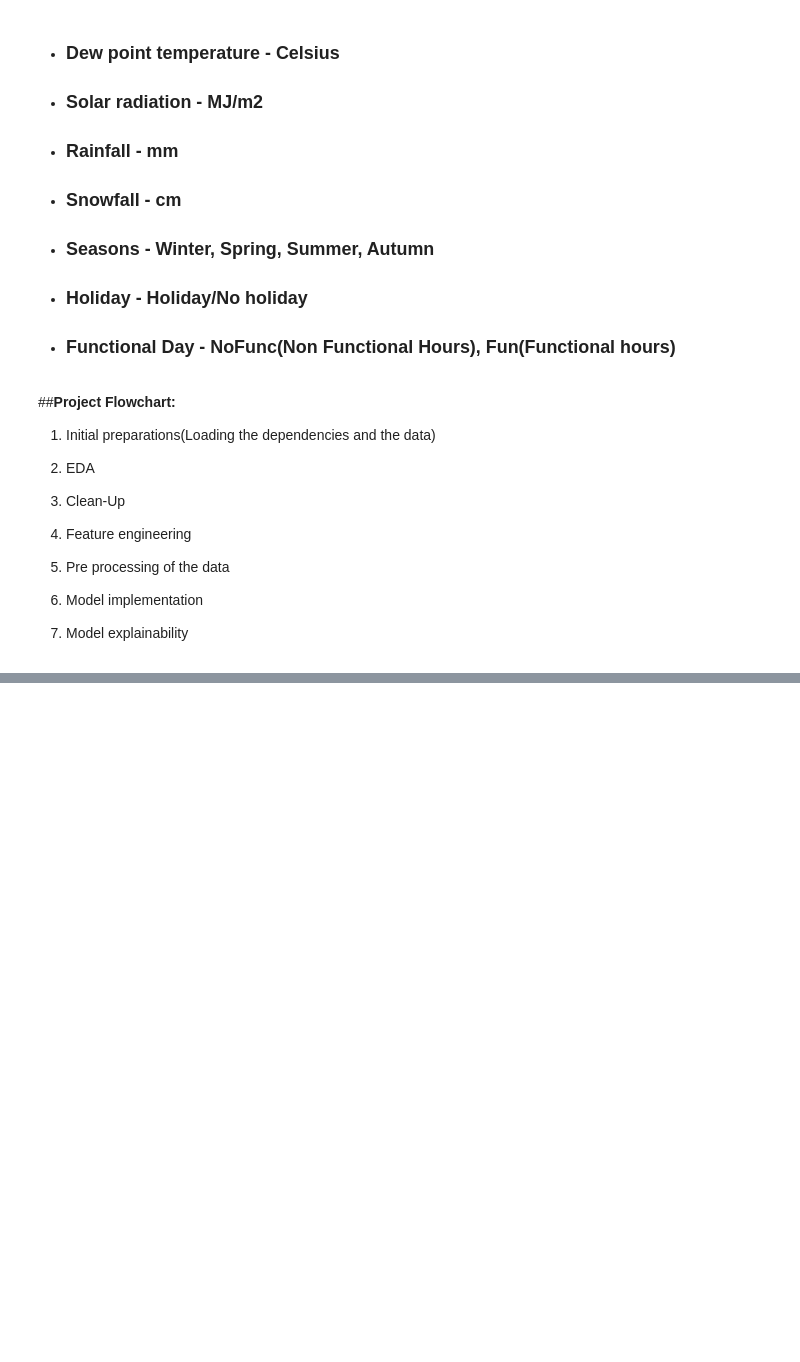
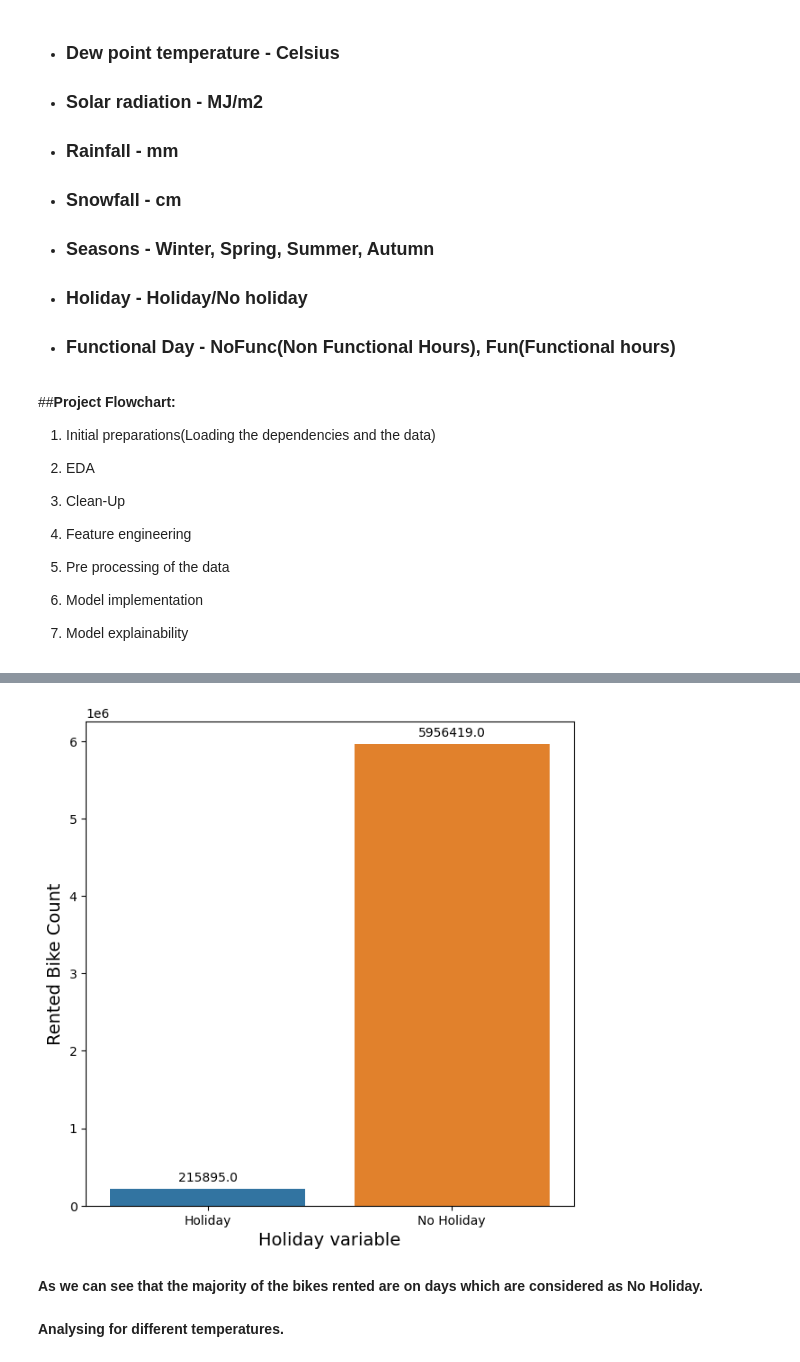
Before and after one commit to istekhar1543/bike-sharing-and-demand-prediction., a Jupyter notebook: bike_sharing_and_demand_prediction.ipynb, the cells around one changed output, grey strips where cells are left out. Drawn from its saved outputs; the diff is of its cells as text; code cells hidden in the pictures; blank space fills up the shorter version.

```diff
--- a/bike_sharing_and_demand_prediction.ipynb
+++ b/bike_sharing_and_demand_prediction.ipynb
@@ -51,0 +224,19 @@
+# %%
+#Creating a visualisation for the holidays dataframe
+plt.figure(figsize=(7,7))
+splot = sns.barplot(data=holidays_col,x='Holiday',y='Rented Bike Count')
+for p in splot.patches:
+    splot.annotate(format(p.get_height(), '.1f'),
+                   (p.get_x() + p.get_width() / 2., p.get_height()),
+                   ha = 'center', va = 'center',
+                   xytext = (0, 9),
+                   textcoords = 'offset points')
+plt.xlabel("Holiday variable",size=14)
+plt.ylabel("Rented Bike Count", size=14)
+plt.show()
+# %% [output]
+[figure, added]
+# %% [markdown]
+<b>As we can see that the majority of the bikes rented are on days which are considered as No Holiday.</b>
+# %% [markdown]
+<b>Analysing for different temperatures.</b>
```
Also changed, not shown: parts of 44 cells of this notebook.
